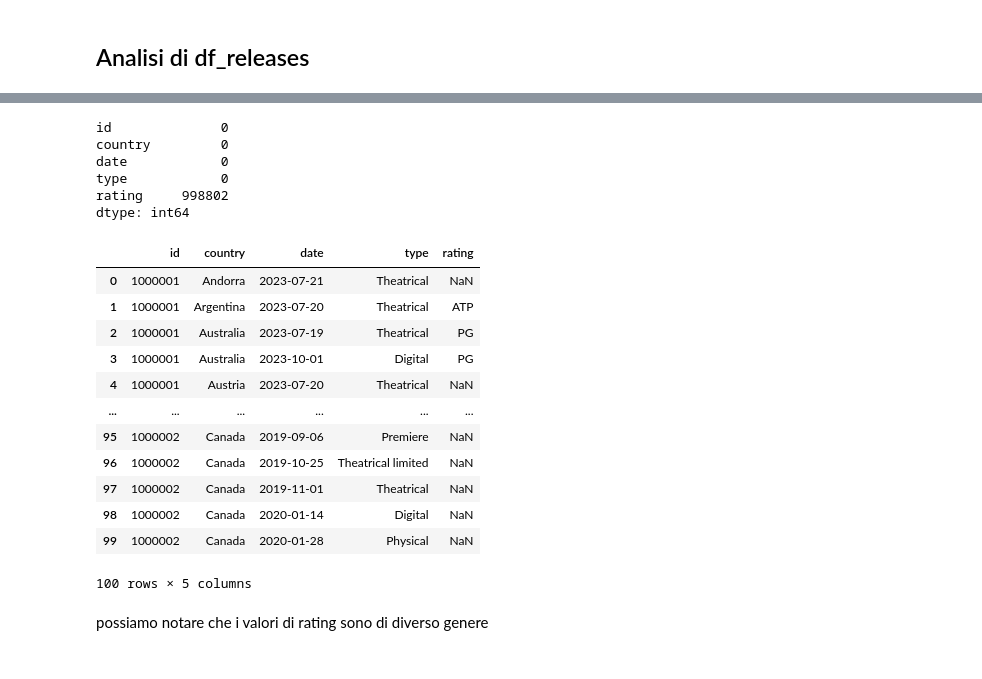
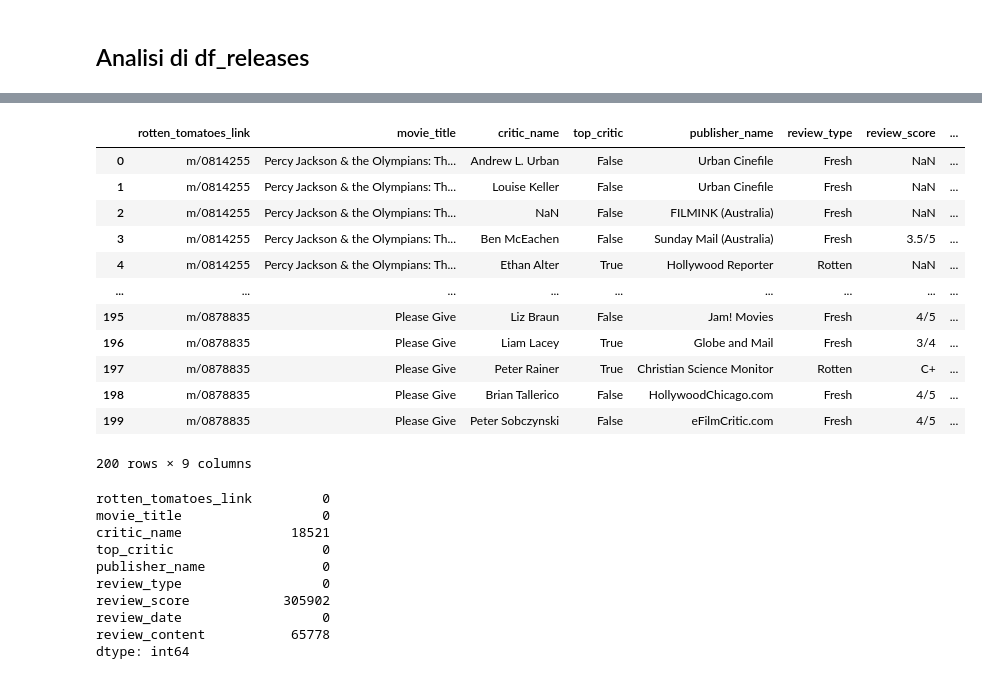
Before and after one commit to GabrieBu/freshcarrots, a Jupyter notebook: ium_Notebook/Cleaning.ipynb, the cells around one changed output, grey strips where cells are left out. Saved outputs shown, nothing was run; the diff lists cells and outputs as text; code cells hidden in the pictures.

Commit message:
Cleaning Step 2.5 Pulizia fino a RottenData

```diff
--- a/ium_Notebook/Cleaning.ipynb
+++ b/ium_Notebook/Cleaning.ipynb
@@ -404,0 +446,3 @@ dtype: object
+# %%
+df_tomatoes.shape
+df_tomatoes.rename(columns={'id': 'id_film'}, inplace=True)
@@ -405,9 +482,29 @@ dtype: object
+# %%
+df_tomatoes.head(200)
+# %% [output]
+|  | rotten_tomatoes_link | movie_title | critic_name | top_critic | publisher_name | review_type | review_score | ... |
+| 0 | m/0814255 | Percy Jackson & the Olympians: Th... | Andrew L. Urban | False | Urban Cinefile | Fresh | NaN | ... |
+| 1 | m/0814255 | Percy Jackson & the Olympians: Th... | Louise Keller | False | Urban Cinefile | Fresh | NaN | ... |
+| 2 | m/0814255 | Percy Jackson & the Olympians: Th... | NaN | False | FILMINK (Australia) | Fresh | NaN | ... |
+| 3 | m/0814255 | Percy Jackson & the Olympians: Th... | Ben McEachen | False | Sunday Mail (Australia) | Fresh | 3.5/5 | ... |
+| 4 | m/0814255 | Percy Jackson & the Olympians: Th... | Ethan Alter | True | Hollywood Reporter | Rotten | NaN | ... |
+| ... | ... | ... | ... | ... | ... | ... | ... | ... |
+| 195 | m/0878835 | Please Give | Liz Braun | False | Jam! Movies | Fresh | 4/5 | ... |
+| 196 | m/0878835 | Please Give | Liam Lacey | True | Globe and Mail | Fresh | 3/4 | ... |
+| 197 | m/0878835 | Please Give | Peter Rainer | True | Christian Science Monitor | Rotten | C+ | ... |
+| 198 | m/0878835 | Please Give | Brian Tallerico | False | HollywoodChicago.com | Fresh | 4/5 | ... |
+| 199 | m/0878835 | Please Give | Peter Sobczynski | False | eFilmCritic.com | Fresh | 4/5 | ... |
+200 rows × 9 columns
 # %%
-df_releases.isna().sum()
+df_tomatoes.isna().sum()
 # %% [output]
-id              0
-country         0
-date            0
-type            0
-rating     998802
+rotten_tomatoes_link         0
+movie_title                  0
+critic_name              18521
+top_critic                   0
+publisher_name               0
+review_type                  0
+review_score            305902
+review_date                  0
+review_content           65778
 dtype: int64
@@ -417,18 +510,0 @@ df_releases.loc[df_releases["rating"].isna()]
-# %%
-df_releases.head(100)
-# %% [output]
-|  | id | country | date | type | rating |
-| 0 | 1000001 | Andorra | 2023-07-21 | Theatrical | NaN |
-| 1 | 1000001 | Argentina | 2023-07-20 | Theatrical | ATP |
-| 2 | 1000001 | Australia | 2023-07-19 | Theatrical | PG |
-| 3 | 1000001 | Australia | 2023-10-01 | Digital | PG |
-| 4 | 1000001 | Austria | 2023-07-20 | Theatrical | NaN |
-| ... | ... | ... | ... | ... | ... |
-| 95 | 1000002 | Canada | 2019-09-06 | Premiere | NaN |
-| 96 | 1000002 | Canada | 2019-10-25 | Theatrical limited | NaN |
-| 97 | 1000002 | Canada | 2019-11-01 | Theatrical | NaN |
-| 98 | 1000002 | Canada | 2020-01-14 | Digital | NaN |
-| 99 | 1000002 | Canada | 2020-01-28 | Physical | NaN |
-100 rows × 5 columns
-# %% [markdown]
-possiamo notare che i valori di rating sono di diverso genere
```
Also changed, not shown: parts of 36 cells of this notebook, 1 other file.
